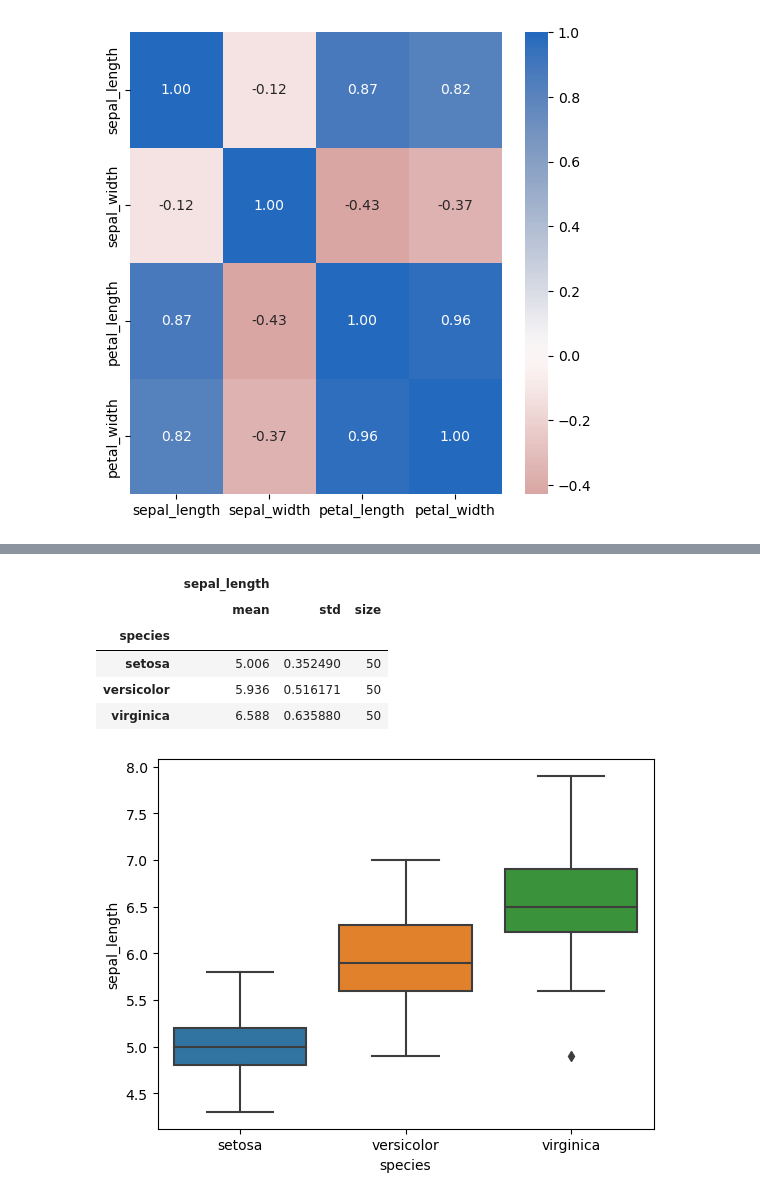
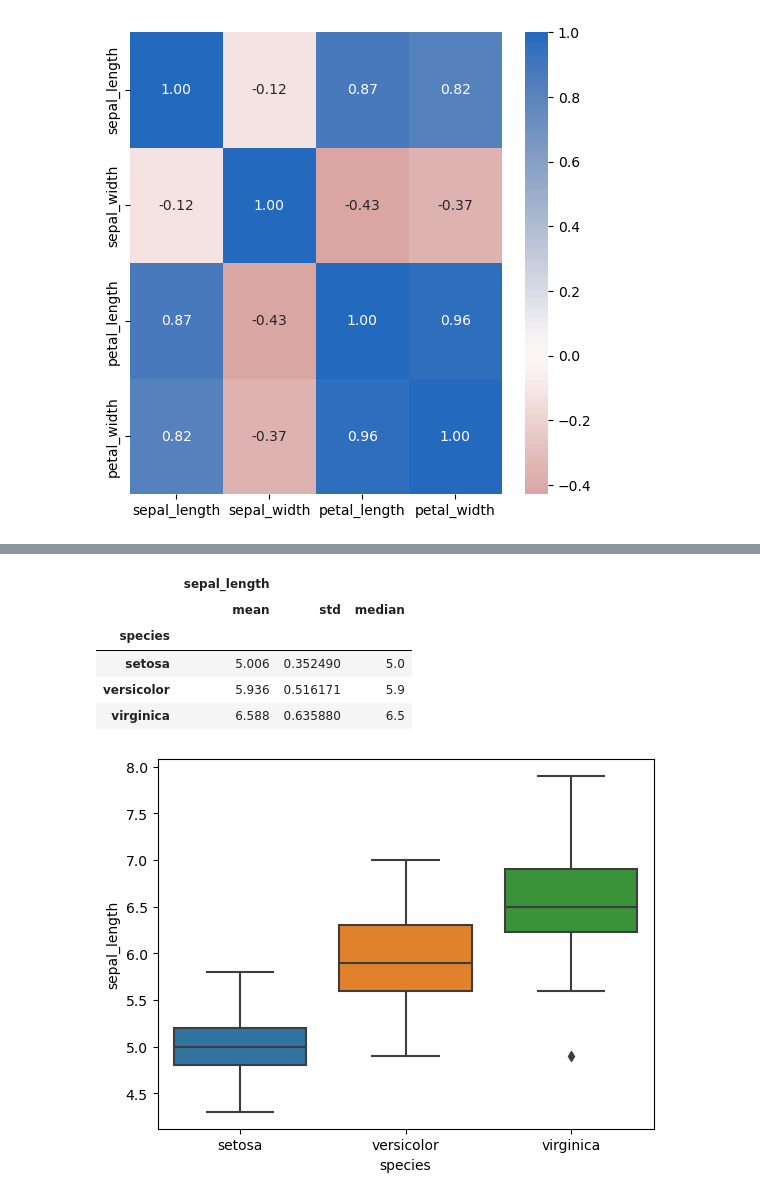
Before and after one commit to EllenMcG/pands-project, a Jupyter notebook: analysis.ipynb, the cells around one changed output, grey strips where cells are left out. Cells and saved outputs as stored; diff of their text form; code cells hidden in the pictures.

```diff
--- a/analysis.ipynb
+++ b/analysis.ipynb
@@ -155,12 +185,12 @@ sns.heatmap(iris_num_data.corr(), annot = True, fmt = '.2f', cmap = 'vlag_r', ce
 # %%
-iris_data.groupby("species").agg({"sepal_length":[np.mean, np.std, np.size]})
+iris_data.groupby("species").agg({"sepal_length":[np.mean, np.std, np.median]})
 # %% [output]
 |  | sepal_length |  |  |
-|  | mean | std | size |
+|  | mean | std | median |
 | species |  |  |  |
-| setosa | 5.006 | 0.352490 | 50 |
-| versicolor | 5.936 | 0.516171 | 50 |
-| virginica | 6.588 | 0.635880 | 50 |
+| setosa | 5.006 | 0.352490 | 5.0 |
+| versicolor | 5.936 | 0.516171 | 5.9 |
+| virginica | 6.588 | 0.635880 | 6.5 |
 # %%
 sns.boxplot(x="species", y="sepal_length", data=iris_data);
 # %% [output]
```
Also changed, not shown: parts of 19 cells of this notebook, 1 other file.
